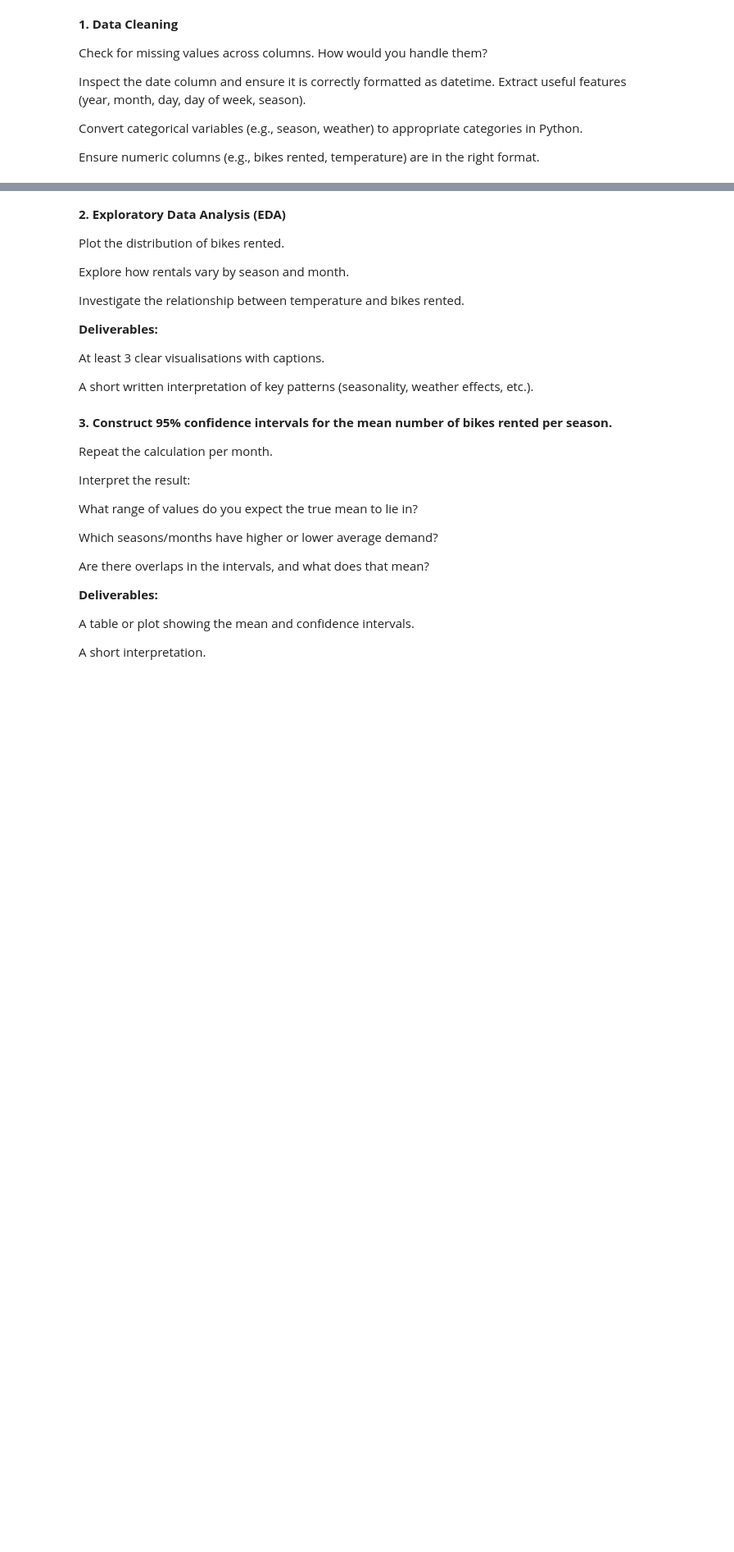
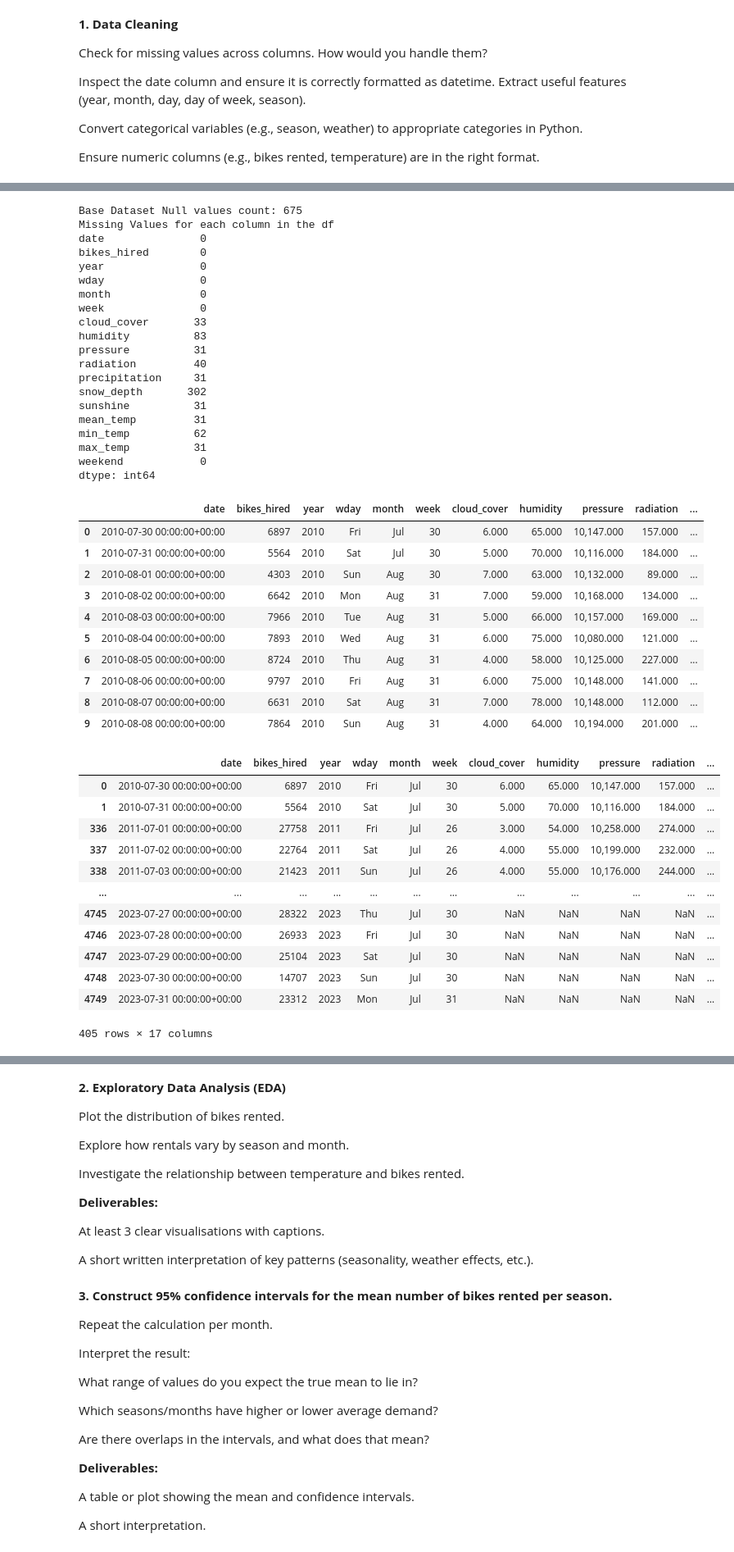
Before and after one commit to Brennan-Chan/Analytics-Through-Coding-AUT_26, a Jupyter notebook: Session_3/Group_Project.ipynb, the cells around one changed output, grey strips where cells are left out. Shown at 82% size. Drawn from its saved outputs; the diff is of its cells as text; code cells hidden in the pictures; blank space fills up the shorter version.

```diff
--- a/Session_3/Group_Project.ipynb
+++ b/Session_3/Group_Project.ipynb
@@ -122,0 +53,52 @@ dtype: object
+# %%
+print("Base Dataset Null values count:", bikes.isnull().sum().sum())
+print("Missing Values for each column in the df\n", bikes.isnull().sum(), sep="")
+
+missing_rows = bikes[bikes.isnull().any(axis=1)]
+display(missing_rows.head(10))
+display(bikes[bikes["month"] == "Jul"])
+# %% [output]
+Base Dataset Null values count: 675
+Missing Values for each column in the df
+date               0
+bikes_hired        0
+year               0
+wday               0
+month              0
+week               0
+cloud_cover       33
+humidity          83
+pressure          31
+radiation         40
+precipitation     31
+snow_depth       302
+sunshine          31
+mean_temp         31
+min_temp          62
+max_temp          31
+weekend            0
+dtype: int64
+|  | date | bikes_hired | year | wday | month | week | cloud_cover | humidity | pressure | radiation | ... |
+| 0 | 2010-07-30 00:00:00+00:00 | 6897 | 2010 | Fri | Jul | 30 | 6.000 | 65.000 | 10,147.000 | 157.000 | ... |
+| 1 | 2010-07-31 00:00:00+00:00 | 5564 | 2010 | Sat | Jul | 30 | 5.000 | 70.000 | 10,116.000 | 184.000 | ... |
+| 2 | 2010-08-01 00:00:00+00:00 | 4303 | 2010 | Sun | Aug | 30 | 7.000 | 63.000 | 10,132.000 | 89.000 | ... |
+| 3 | 2010-08-02 00:00:00+00:00 | 6642 | 2010 | Mon | Aug | 31 | 7.000 | 59.000 | 10,168.000 | 134.000 | ... |
+| 4 | 2010-08-03 00:00:00+00:00 | 7966 | 2010 | Tue | Aug | 31 | 5.000 | 66.000 | 10,157.000 | 169.000 | ... |
+| 5 | 2010-08-04 00:00:00+00:00 | 7893 | 2010 | Wed | Aug | 31 | 6.000 | 75.000 | 10,080.000 | 121.000 | ... |
+| 6 | 2010-08-05 00:00:00+00:00 | 8724 | 2010 | Thu | Aug | 31 | 4.000 | 58.000 | 10,125.000 | 227.000 | ... |
+| 7 | 2010-08-06 00:00:00+00:00 | 9797 | 2010 | Fri | Aug | 31 | 6.000 | 75.000 | 10,148.000 | 141.000 | ... |
+| 8 | 2010-08-07 00:00:00+00:00 | 6631 | 2010 | Sat | Aug | 31 | 7.000 | 78.000 | 10,148.000 | 112.000 | ... |
+| 9 | 2010-08-08 00:00:00+00:00 | 7864 | 2010 | Sun | Aug | 31 | 4.000 | 64.000 | 10,194.000 | 201.000 | ... |
+|  | date | bikes_hired | year | wday | month | week | cloud_cover | humidity | pressure | radiation | ... |
+| 0 | 2010-07-30 00:00:00+00:00 | 6897 | 2010 | Fri | Jul | 30 | 6.000 | 65.000 | 10,147.000 | 157.000 | ... |
+| 1 | 2010-07-31 00:00:00+00:00 | 5564 | 2010 | Sat | Jul | 30 | 5.000 | 70.000 | 10,116.000 | 184.000 | ... |
+| 336 | 2011-07-01 00:00:00+00:00 | 27758 | 2011 | Fri | Jul | 26 | 3.000 | 54.000 | 10,258.000 | 274.000 | ... |
+| 337 | 2011-07-02 00:00:00+00:00 | 22764 | 2011 | Sat | Jul | 26 | 4.000 | 55.000 | 10,199.000 | 232.000 | ... |
+| 338 | 2011-07-03 00:00:00+00:00 | 21423 | 2011 | Sun | Jul | 26 | 4.000 | 55.000 | 10,176.000 | 244.000 | ... |
+| ... | ... | ... | ... | ... | ... | ... | ... | ... | ... | ... | ... |
+| 4745 | 2023-07-27 00:00:00+00:00 | 28322 | 2023 | Thu | Jul | 30 | NaN | NaN | NaN | NaN | ... |
+| 4746 | 2023-07-28 00:00:00+00:00 | 26933 | 2023 | Fri | Jul | 30 | NaN | NaN | NaN | NaN | ... |
+| 4747 | 2023-07-29 00:00:00+00:00 | 25104 | 2023 | Sat | Jul | 30 | NaN | NaN | NaN | NaN | ... |
+| 4748 | 2023-07-30 00:00:00+00:00 | 14707 | 2023 | Sun | Jul | 30 | NaN | NaN | NaN | NaN | ... |
+| 4749 | 2023-07-31 00:00:00+00:00 | 23312 | 2023 | Mon | Jul | 31 | NaN | NaN | NaN | NaN | ... |
+405 rows × 17 columns
```
Also changed, not shown: parts of 7 cells of this notebook, 1 other file.
